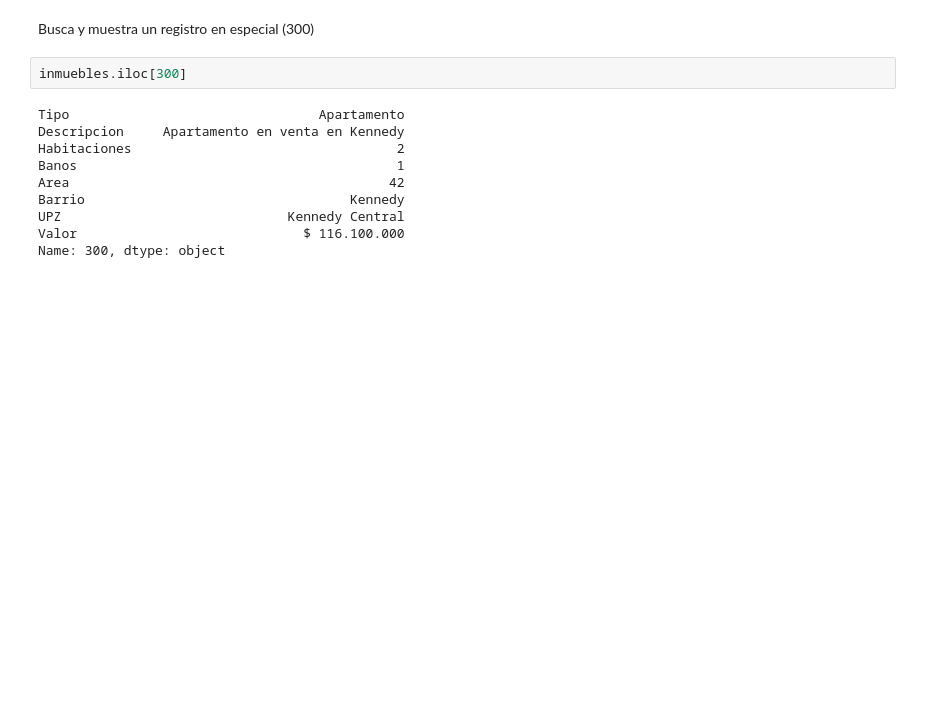
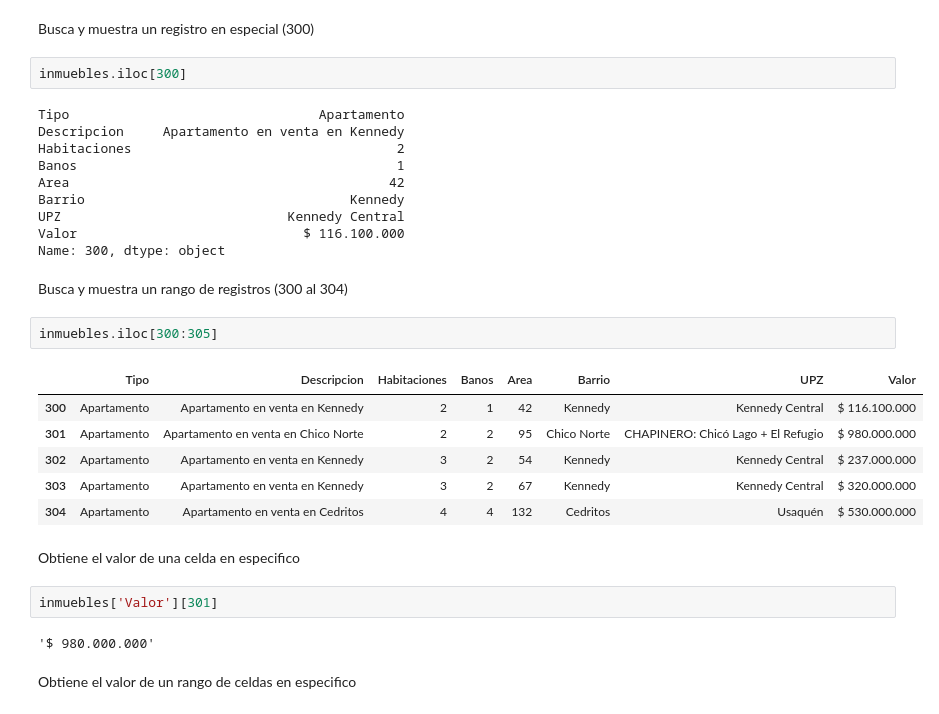
Before and after one commit to doguedogue/pythonic-colab, a Jupyter notebook: rva_tests.ipynb, the cells around one changed output. Saved outputs shown, nothing was run; the diff lists cells and outputs as text; blank space fills up the shorter version.

```diff
--- a/rva_tests.ipynb
+++ b/rva_tests.ipynb
@@ -91,3 +91,22 @@ Barrio                                  Kennedy
 UPZ                             Kennedy Central
 Valor                             $ 116.100.000
 Name: 300, dtype: object
+# %% [markdown]
+Busca y muestra un rango de registros (300 al 304)
+# %%
+inmuebles.iloc[300:305]
+# %% [output]
+|  | Tipo | Descripcion | Habitaciones | Banos | Area | Barrio | UPZ | Valor |
+| 300 | Apartamento | Apartamento en venta en Kennedy | 2 | 1 | 42 | Kennedy | Kennedy Central | $ 116.100.000 |
+| 301 | Apartamento | Apartamento en venta en Chico Norte | 2 | 2 | 95 | Chico Norte | CHAPINERO: Chicó Lago + El Refugio | $ 980.000.000 |
+| 302 | Apartamento | Apartamento en venta en Kennedy | 3 | 2 | 54 | Kennedy | Kennedy Central | $ 237.000.000 |
+| 303 | Apartamento | Apartamento en venta en Kennedy | 3 | 2 | 67 | Kennedy | Kennedy Central | $ 320.000.000 |
+| 304 | Apartamento | Apartamento en venta en Cedritos | 4 | 4 | 132 | Cedritos | Usaquén | $ 530.000.000 |
+# %% [markdown]
+Obtiene el valor de una celda en especifico
+# %%
+inmuebles['Valor'][301]
+# %% [output]
+'$ 980.000.000'
+# %% [markdown]
+Obtiene el valor de un rango de celdas en especifico
```
Also changed, not shown: parts of 5 cells of this notebook.
